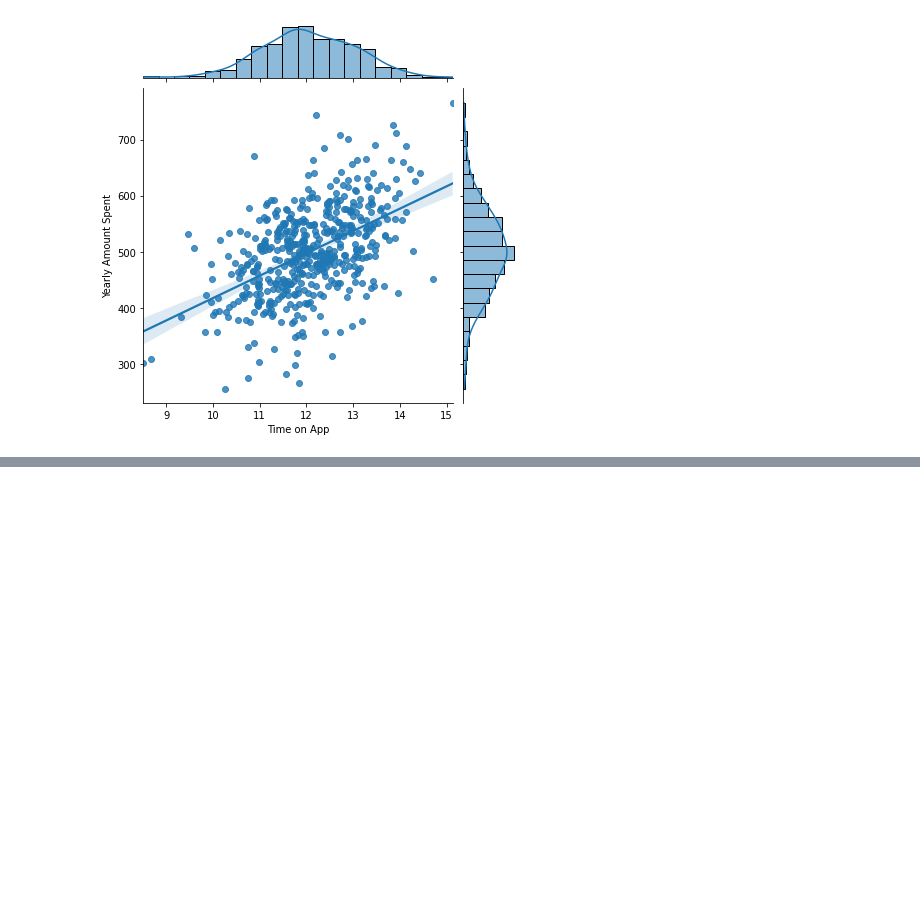
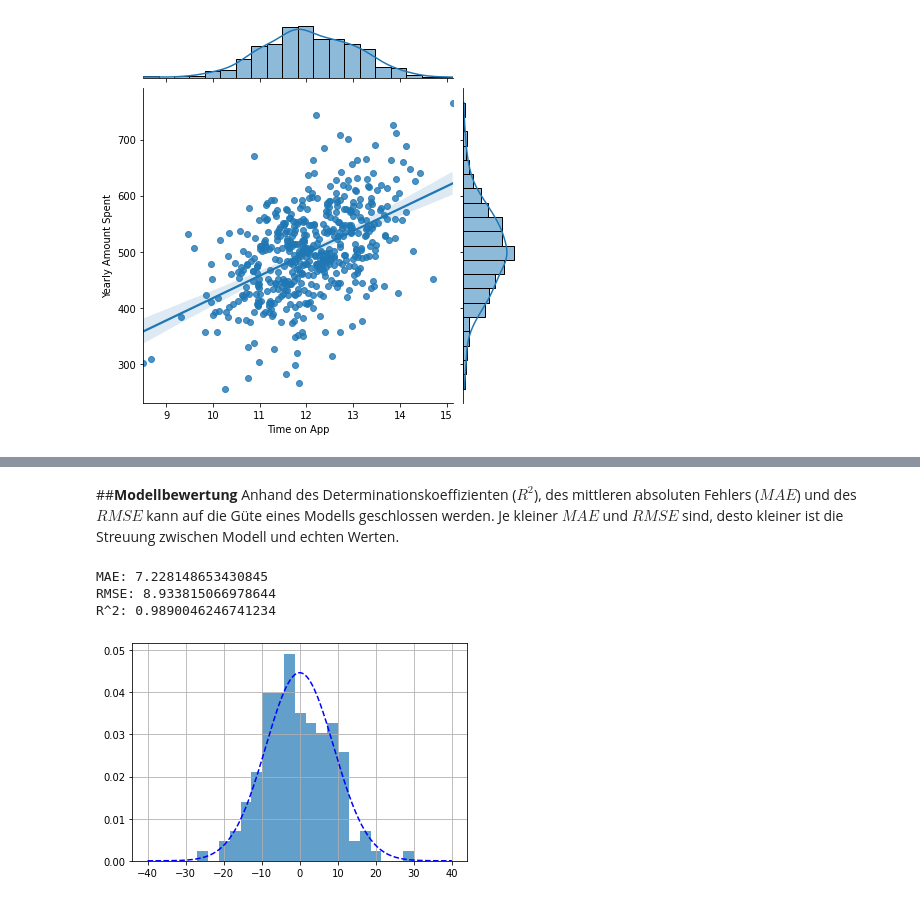
Before and after one commit to AlexanderAvocone/Studium, a Jupyter notebook: Linear_Regession.ipynb, the cells around one changed output, grey strips where cells are left out. Saved outputs shown, nothing was run; the diff lists cells and outputs as text; code cells hidden in the pictures; blank space fills up the shorter version.

```diff
--- a/Linear_Regession.ipynb
+++ b/Linear_Regession.ipynb
@@ -101,0 +116,31 @@ Mit dem probability-plot sieht man dann auch ob ein Diagramm gaussverteilt ist u
+# %% [markdown]
+##**Modellbewertung**
+Anhand des Determinationskoeffizienten ($R^2$), des mittleren absoluten Fehlers ($MAE$) und des $RMSE$ kann auf die Güte eines Modells geschlossen werden.
+Je kleiner $MAE$ und $RMSE$ sind, desto kleiner ist die Streuung zwischen Modell und echten Werten.
+# %%
+from sklearn import metrics
+
+
+def fGauss(x, mu=0., sigma=1.):
+  return (np.exp(-(x-mu)**2/2./sigma**2)/np.sqrt(2.*np.pi)/sigma)
+
+
+MAE = metrics.mean_absolute_error(y_test, y_predict)
+RMSE = np.sqrt(metrics.mean_squared_error(y_test, y_predict))
+RR = metrics.r2_score(y_test, y_predict)
+
+print("MAE:", MAE)
+print("RMSE:",RMSE)
+print("R^2:",RR)
+
+
+#Verteilung der Residuen R
+x_res = np.linspace(-40,40,200)
+plt.hist(y_test-y_predict, bins = 20, density= True, alpha = .7)
+plt.plot(x_res, fGauss(x_res,0,RMSE), "b--")
+plt.grid()
+# %% [output]
+MAE: 7.228148653430845
+RMSE: 8.933815066978644
+R^2: 0.9890046246741234
+[figure, added]
```
Also changed, not shown: parts of 16 cells of this notebook.
